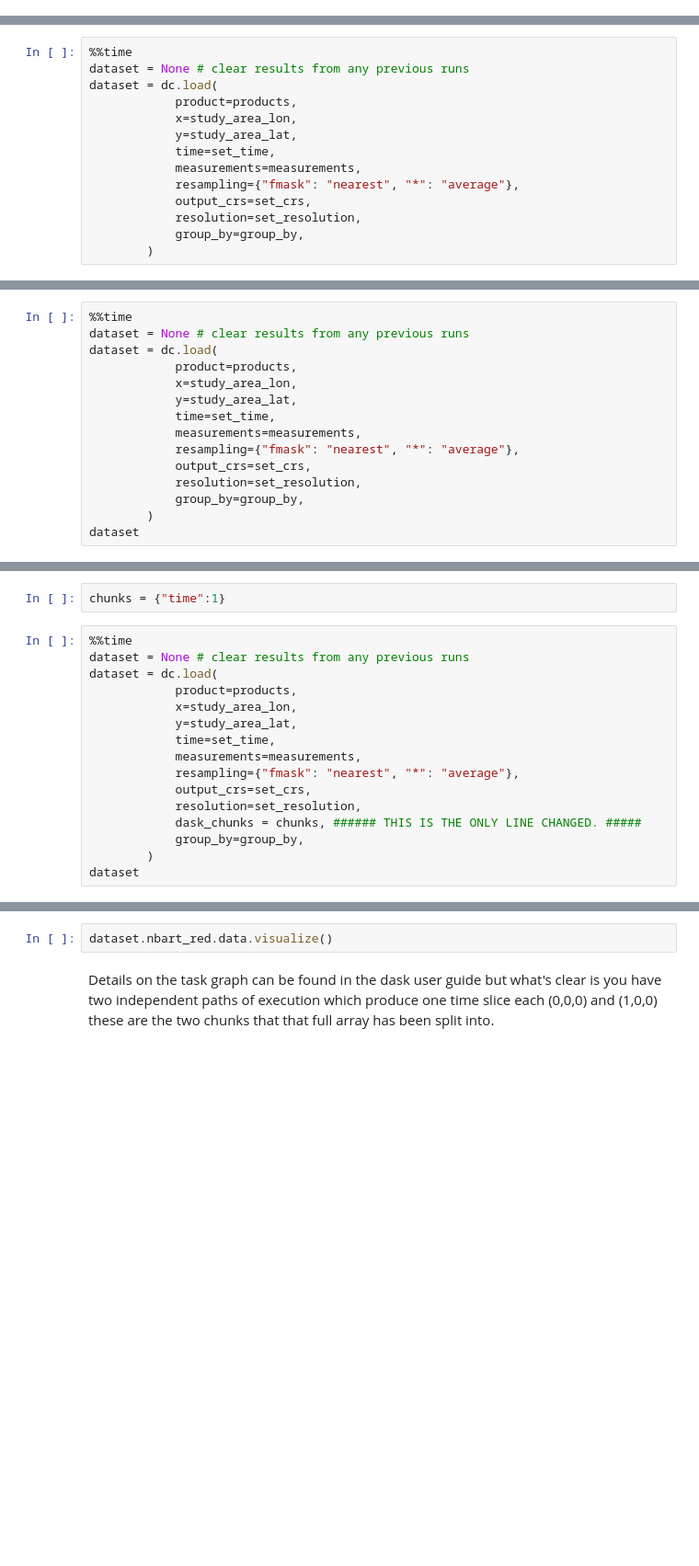
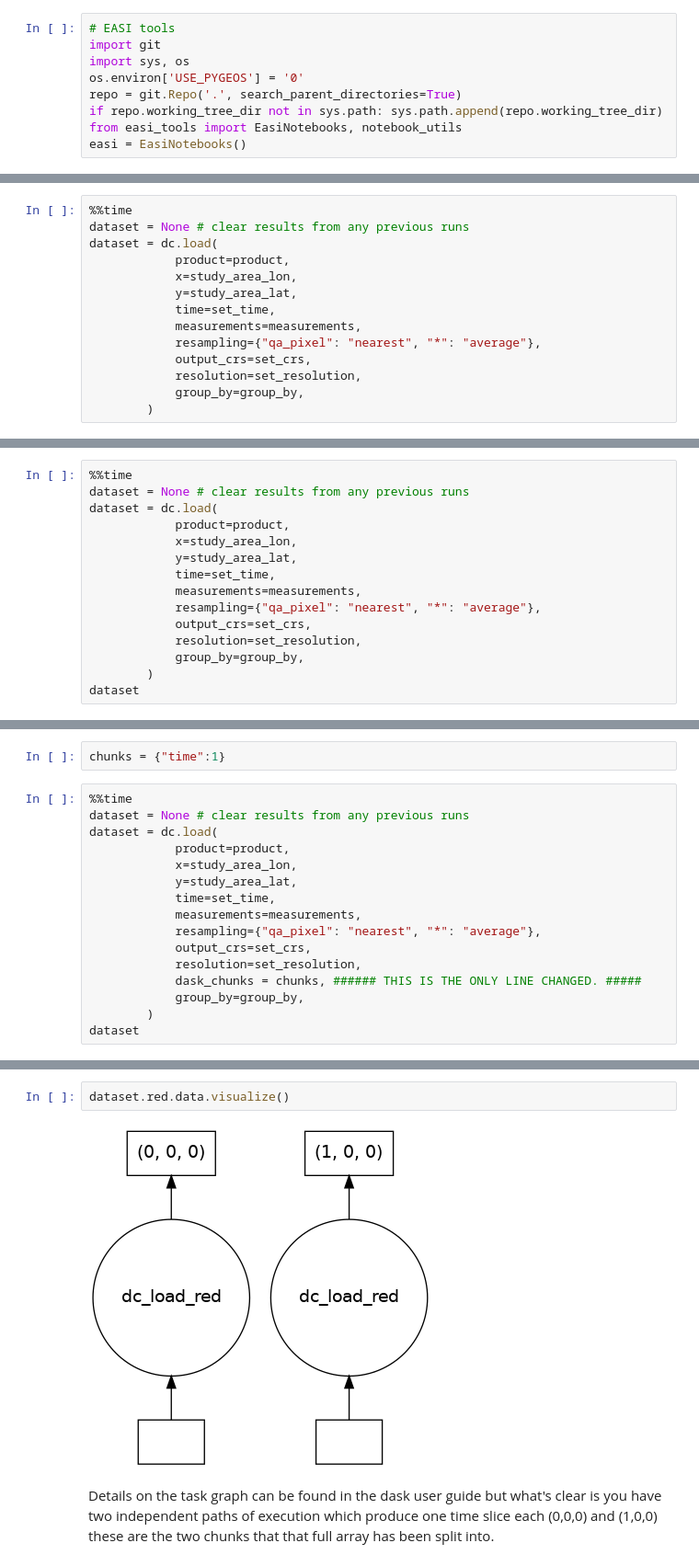
Before and after one commit to csiro-easi/easi-notebooks, a Jupyter notebook: tutorials/dask/02_-_ODC_with_Dask.ipynb, the cells around one changed output, grey strips where cells are left out. Shown at 92% size. Cells and saved outputs as stored; diff of their text form; blank space fills up the shorter version.

Commit message:
ODC with dask update with diagram

```diff
--- a/tutorials/dask/02_-_ODC_with_Dask.ipynb
+++ b/tutorials/dask/02_-_ODC_with_Dask.ipynb
@@ -16,6 +16,15 @@ The basic algorithm is:
 
 
 __Some cells in this notebook will take minutes to run so be patient__
+# %%
+# EASI tools
+import git
+import sys, os
+os.environ['USE_PYGEOS'] = '0'
+repo = git.Repo('.', search_parent_directories=True)
+if repo.working_tree_dir not in sys.path: sys.path.append(repo.working_tree_dir)
+from easi_tools import EasiNotebooks, notebook_utils
+easi = EasiNotebooks()
 # %%
 import datacube
 from datacube.utils import masking
@@ -59,12 +87,12 @@ Now load the data. We use `%%time` to keep track of how long things take to comp
 %%time
 dataset = None # clear results from any previous runs
 dataset = dc.load(
-            product=products,
+            product=product,
             x=study_area_lon,
             y=study_area_lat,
             time=set_time,
             measurements=measurements,
-            resampling={"fmask": "nearest", "*": "average"},
+            resampling={"qa_pixel": "nearest", "*": "average"},
             output_crs=set_crs,
             resolution=set_resolution,
             group_by=group_by,
@@ -113,12 +195,12 @@ set_time = ("2021-01-01", "2021-01-14")
 %%time
 dataset = None # clear results from any previous runs
 dataset = dc.load(
-            product=products,
+            product=product,
             x=study_area_lon,
             y=study_area_lat,
             time=set_time,
             measurements=measurements,
-            resampling={"fmask": "nearest", "*": "average"},
+            resampling={"qa_pixel": "nearest", "*": "average"},
             output_crs=set_crs,
             resolution=set_resolution,
             group_by=group_by,
@@ -153,12 +262,12 @@ chunks = {"time":1}
 %%time
 dataset = None # clear results from any previous runs
 dataset = dc.load(
-            product=products,
+            product=product,
             x=study_area_lon,
             y=study_area_lat,
             time=set_time,
             measurements=measurements,
-            resampling={"fmask": "nearest", "*": "average"},
+            resampling={"qa_pixel": "nearest", "*": "average"},
             output_crs=set_crs,
             resolution=set_resolution,
             dask_chunks = chunks, ###### THIS IS THE ONLY LINE CHANGED. #####
@@ -181,7 +314,9 @@ The chunking has split the array loading into two Chunks. __Dask can execute the
 
 We can look at the delayed tasks and how they will be executed by visualising the task graph for one of the variables. We'll use the red band measurement.
 # %%
-dataset.nbart_red.data.visualize()
+dataset.red.data.visualize()
+# %% [output]
+[figure, added]
 # %% [markdown]
 Details on the task graph can be found in the dask user guide but what's clear is you have two independent paths of execution which produce one time slice each (0,0,0) and (1,0,0) these are the two chunks that that full array has been split into.
 # %% [markdown]
```
Also changed, not shown: parts of 56 cells of this notebook, 1 other file.
